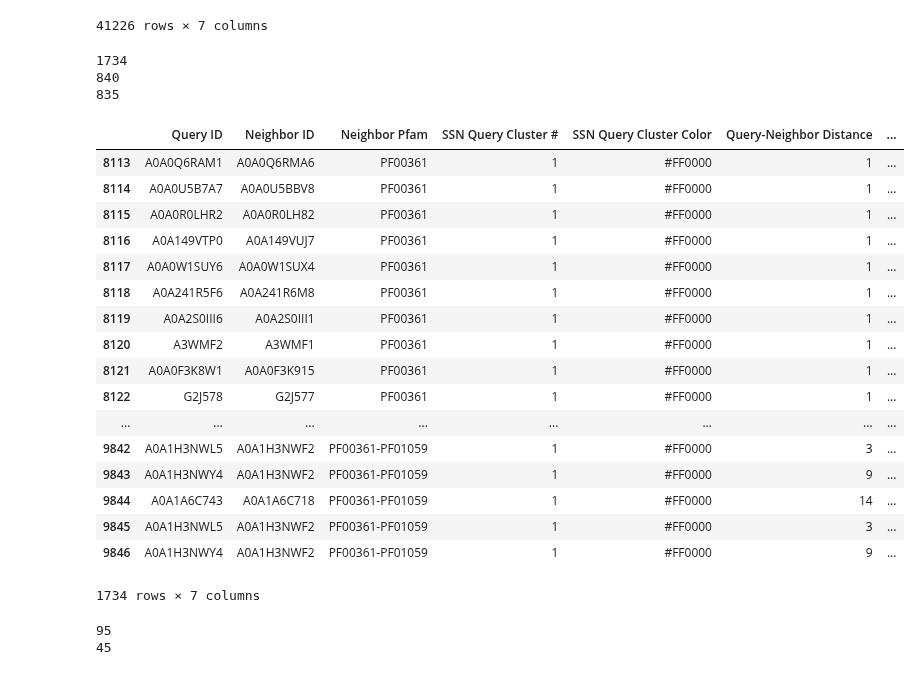
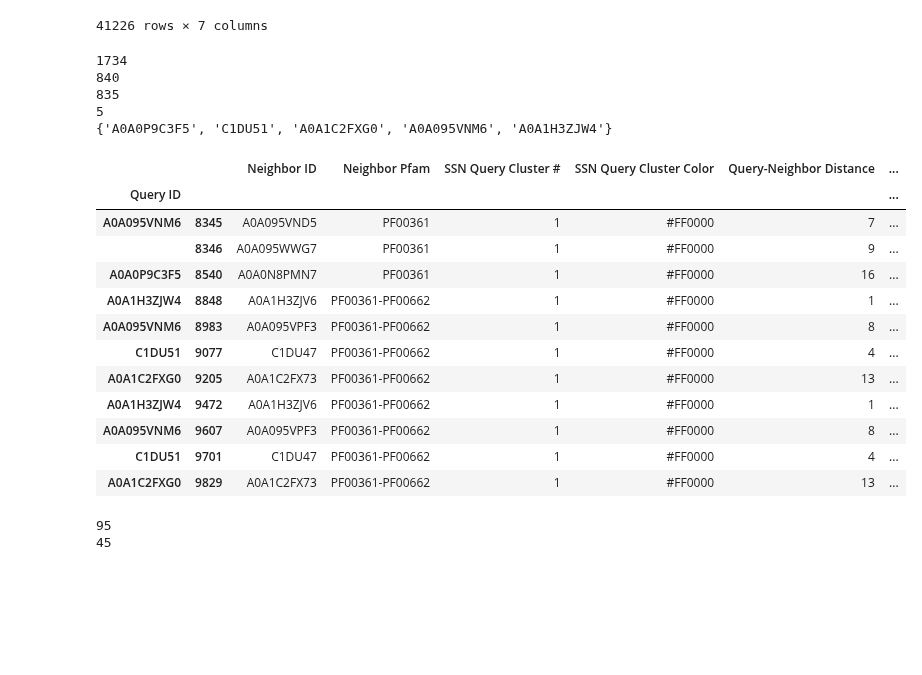
Before and after one commit to jackdesmarais/DabTransporterPaper, a Jupyter notebook: scripts/dabA_dabB_cooccurance.ipynb, the cells around one changed output. Saved outputs shown, nothing was run; the diff lists cells and outputs as text; code cells hidden in the pictures; blank space fills up the shorter version.

```diff
--- a/scripts/dabA_dabB_cooccurance.ipynb
+++ b/scripts/dabA_dabB_cooccurance.ipynb
@@ -44,34 +44,36 @@ allPfams
 # %%
 hasdabB = allPfams[allPfams['Neighbor Pfam'].str.contains('PF00361')]
 print(len(hasdabB))
 print(len(hasdabB['Query ID'].unique()))
 posOperons = hasdabB[(hasdabB['Query-Neighbor Distance']<=3) &
                  ((hasdabB['Query-Neighbor Directions'] == "normal-normal")
                   | (hasdabB['Query-Neighbor Directions'] == 'complement-complement'))]['Query ID'].unique()
 print(len(posOperons))
-hasdabB
+nosOperons = hasdabB[~hasdabB['Query ID'].isin(posOperons)]['Query ID'].unique()
+print(len(nosOperons))
+print(set([item for item in nosOperons]))
+nosOperons = hasdabB[hasdabB['Query ID'].isin(nosOperons)]
+
+nosOperons.set_index(['Query ID',nosOperons.index])
 # %% [output]
 1734
 840
 835
+5
+{'A0A0P9C3F5', 'C1DU51', 'A0A1C2FXG0', 'A0A095VNM6', 'A0A1H3ZJW4'}
-|  | Query ID | Neighbor ID | Neighbor Pfam | SSN Query Cluster # | SSN Query Cluster Color | Query-Neighbor Distance | ... |
-| 8113 | A0A0Q6RAM1 | A0A0Q6RMA6 | PF00361 | 1 | #FF0000 | 1 | ... |
-| 8114 | A0A0U5B7A7 | A0A0U5BBV8 | PF00361 | 1 | #FF0000 | 1 | ... |
-| 8115 | A0A0R0LHR2 | A0A0R0LH82 | PF00361 | 1 | #FF0000 | 1 | ... |
-| 8116 | A0A149VTP0 | A0A149VUJ7 | PF00361 | 1 | #FF0000 | 1 | ... |
-| 8117 | A0A0W1SUY6 | A0A0W1SUX4 | PF00361 | 1 | #FF0000 | 1 | ... |
-| 8118 | A0A241R5F6 | A0A241R6M8 | PF00361 | 1 | #FF0000 | 1 | ... |
-| 8119 | A0A2S0III6 | A0A2S0III1 | PF00361 | 1 | #FF0000 | 1 | ... |
-| 8120 | A3WMF2 | A3WMF1 | PF00361 | 1 | #FF0000 | 1 | ... |
-| 8121 | A0A0F3K8W1 | A0A0F3K915 | PF00361 | 1 | #FF0000 | 1 | ... |
-| 8122 | G2J578 | G2J577 | PF00361 | 1 | #FF0000 | 1 | ... |
-| ... | ... | ... | ... | ... | ... | ... | ... |
-| 9842 | A0A1H3NWL5 | A0A1H3NWF2 | PF00361-PF01059 | 1 | #FF0000 | 3 | ... |
-| 9843 | A0A1H3NWY4 | A0A1H3NWF2 | PF00361-PF01059 | 1 | #FF0000 | 9 | ... |
-| 9844 | A0A1A6C743 | A0A1A6C718 | PF00361-PF01059 | 1 | #FF0000 | 14 | ... |
-| 9845 | A0A1H3NWL5 | A0A1H3NWF2 | PF00361-PF01059 | 1 | #FF0000 | 3 | ... |
-| 9846 | A0A1H3NWY4 | A0A1H3NWF2 | PF00361-PF01059 | 1 | #FF0000 | 9 | ... |
+|  |  | Neighbor ID | Neighbor Pfam | SSN Query Cluster # | SSN Query Cluster Color | Query-Neighbor Distance | ... |
+| Query ID |  |  |  |  |  |  | ... |
+| A0A095VNM6 | 8345 | A0A095VND5 | PF00361 | 1 | #FF0000 | 7 | ... |
+|  | 8346 | A0A095WWG7 | PF00361 | 1 | #FF0000 | 9 | ... |
+| A0A0P9C3F5 | 8540 | A0A0N8PMN7 | PF00361 | 1 | #FF0000 | 16 | ... |
+| A0A1H3ZJW4 | 8848 | A0A1H3ZJV6 | PF00361-PF00662 | 1 | #FF0000 | 1 | ... |
+| A0A095VNM6 | 8983 | A0A095VPF3 | PF00361-PF00662 | 1 | #FF0000 | 8 | ... |
+| C1DU51 | 9077 | C1DU47 | PF00361-PF00662 | 1 | #FF0000 | 4 | ... |
+| A0A1C2FXG0 | 9205 | A0A1C2FX73 | PF00361-PF00662 | 1 | #FF0000 | 13 | ... |
+| A0A1H3ZJW4 | 9472 | A0A1H3ZJV6 | PF00361-PF00662 | 1 | #FF0000 | 1 | ... |
+| A0A095VNM6 | 9607 | A0A095VPF3 | PF00361-PF00662 | 1 | #FF0000 | 8 | ... |
+| C1DU51 | 9701 | C1DU47 | PF00361-PF00662 | 1 | #FF0000 | 4 | ... |
+| A0A1C2FXG0 | 9829 | A0A1C2FX73 | PF00361-PF00662 | 1 | #FF0000 | 13 | ... |
-1734 rows × 7 columns
 # %%
 hasRub = allPfams[allPfams['Neighbor Pfam'].str.contains('PF00016') | allPfams['Neighbor Pfam'].str.contains('PF02788')]
 print(len(hasRub))
```
Also changed, not shown: 13 other files.
